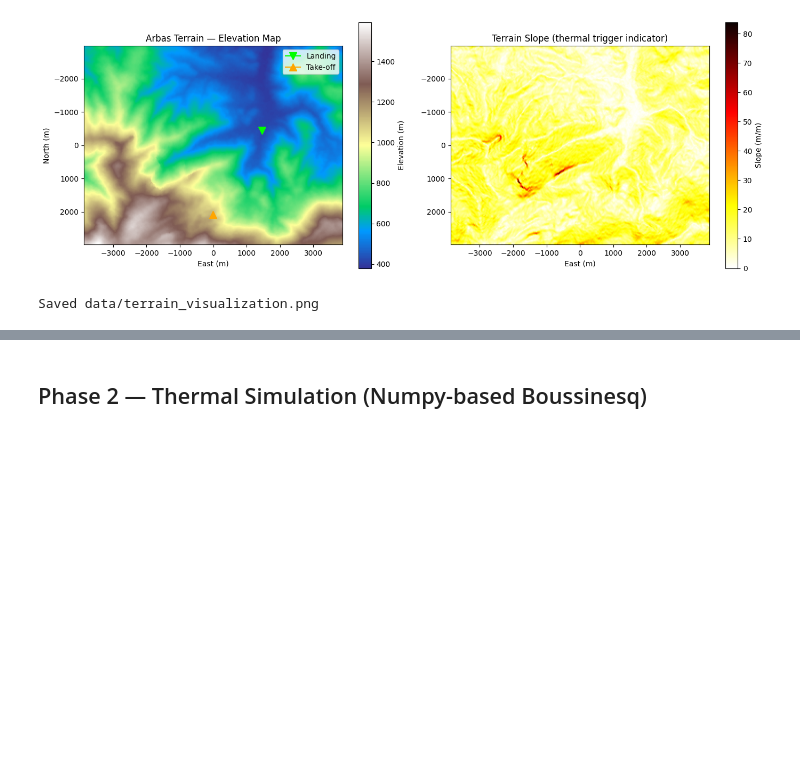
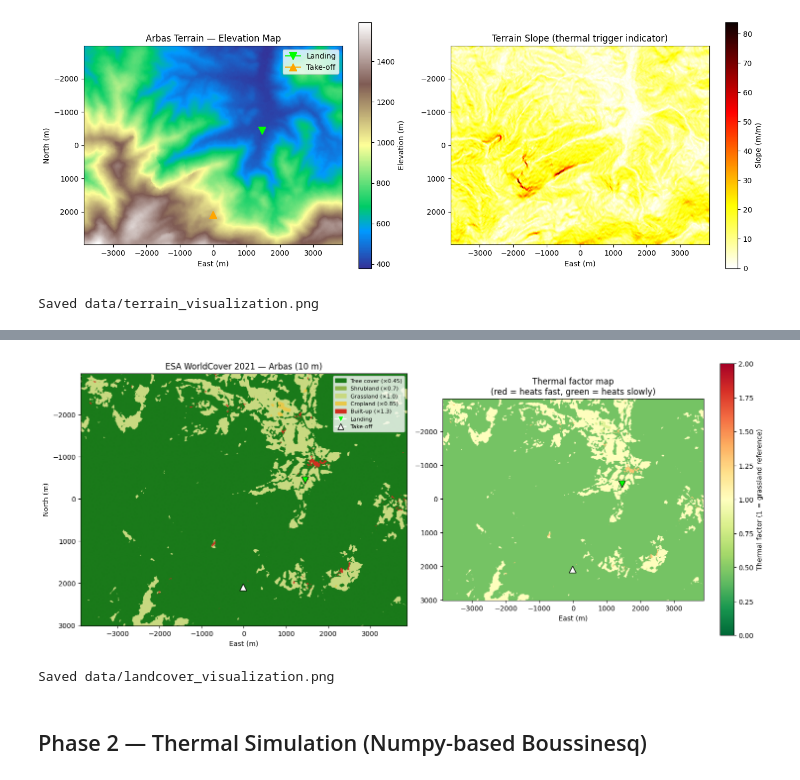
Before and after one commit to pauldubois98/ParaglidingAnalysis, a Jupyter notebook: test.ipynb, the cells around one changed output, grey strips where cells are left out. Saved outputs shown, nothing was run; the diff lists cells and outputs as text; code cells hidden in the pictures; blank space fills up the shorter version.

```diff
--- a/test.ipynb
+++ b/test.ipynb
@@ -219,3 +284,65 @@ Saved data/terrain_visualization.png
+# %%
+
+# ── Visualise land cover ───────────────────────────────────────────────────────
+from matplotlib.colors import BoundaryNorm, ListedColormap
+from matplotlib.patches import Patch
+
+# Build a colormap aligned to the class codes present
+codes   = sorted(LANDCOVER.keys())
+labels  = [LANDCOVER[c][0]   for c in codes]
+colors  = [LANDCOVER[c][1]   for c in codes]
+factors = [LANDCOVER[c][2]   for c in codes]
+
+cmap_lc = ListedColormap(colors)
+bounds  = [c - 0.5 for c in codes] + [codes[-1] + 0.5]
+norm_lc = BoundaryNorm(bounds, cmap_lc.N)
+
+# Local extent for axes (same convention as terrain plots: Y flipped)
+lc_rows, lc_cols = np.mgrid[0:lc_raw.shape[0], 0:lc_raw.shape[1]]
+lc_lons = lc_transform.c + lc_cols * lc_transform.a
+lc_lats = lc_transform.f + lc_rows * lc_transform.e
+lc_X = (lc_lons - LON0) * np.cos(np.radians(LAT0)) * 6371000 * np.pi / 180
+lc_Y = -(lc_lats - LAT0) * 6371000 * np.pi / 180
+lc_extent = [lc_X.min(), lc_X.max(), lc_Y.max(), lc_Y.min()]
+
+# Thermal factor raster (for visual inspection)
+factor_grid = np.vectorize(lambda c: LANDCOVER.get(c, ('', '', 1.0))[2])(lc_raw)
+
+fig, axes = plt.subplots(1, 2, figsize=(15, 6))
+
+# ── Left: categorical land cover ─────────────────────────────────────────────
+im_lc = axes[0].imshow(lc_raw, cmap=cmap_lc, norm=norm_lc,
+                        origin='upper', extent=lc_extent)
+for wp, color, marker in [(LANDING, 'lime', 'v'), (TAKEOFF, 'white', '^')]:
+    axes[0].plot(wp['x'], wp['y'], marker=marker, color=color,
+                 ms=10, markeredgecolor='k', label=wp['name'])
+legend_patches = [Patch(color=LANDCOVER[c][1], label=f"{LANDCOVER[c][0]} (×{LANDCOVER[c][2]})")
+                  for c in classes_present]
+legend_patches += [plt.Line2D([0],[0], marker='v', color='w', markerfacecolor='lime',
+                               markersize=9, label='Landing'),
+                   plt.Line2D([0],[0], marker='^', color='w', markerfacecolor='white',
+                               markeredgecolor='k', markersize=9, label='Take-off')]
+axes[0].legend(handles=legend_patches, fontsize=8, loc='upper right')
+axes[0].set_title('ESA WorldCover 2021 — Arbas (10 m)')
+axes[0].set_xlabel('East (m)'); axes[0].set_ylabel('North (m)')
+
+# ── Right: thermal factor ─────────────────────────────────────────────────────
+im_tf = axes[1].imshow(factor_grid, cmap='RdYlGn_r', vmin=0, vmax=2,
+                        origin='upper', extent=lc_extent)
+plt.colorbar(im_tf, ax=axes[1], label='Thermal factor (1 = grassland reference)')
+for wp, color, marker in [(LANDING, 'lime', 'v'), (TAKEOFF, 'white', '^')]:
+    axes[1].plot(wp['x'], wp['y'], marker=marker, color=color,
+                 ms=10, markeredgecolor='k')
+axes[1].set_title('Thermal factor map\n(red = heats fast, green = heats slowly)')
+axes[1].set_xlabel('East (m)')
+
+plt.tight_layout()
+plt.savefig('data/landcover_visualization.png', dpi=150, bbox_inches='tight')
+plt.show()
+print('Saved data/landcover_visualization.png')
+# %% [output]
+[figure, added]
+Saved data/landcover_visualization.png
 # %% [markdown]
 ## Phase 2 — Thermal Simulation (Numpy-based Boussinesq)
 # %%
```
Also changed, not shown: parts of 6 cells of this notebook.
